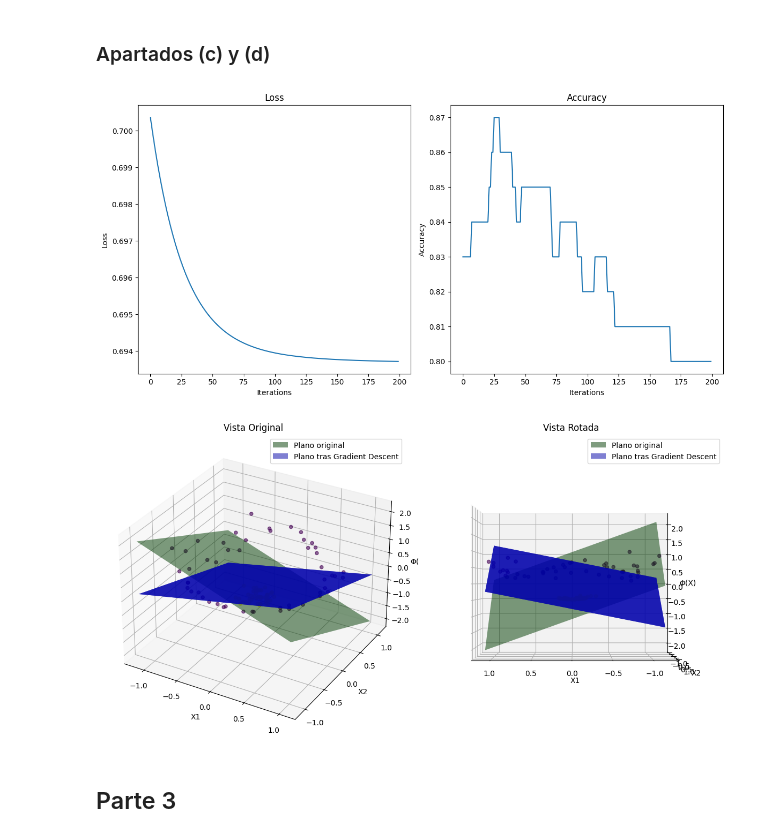
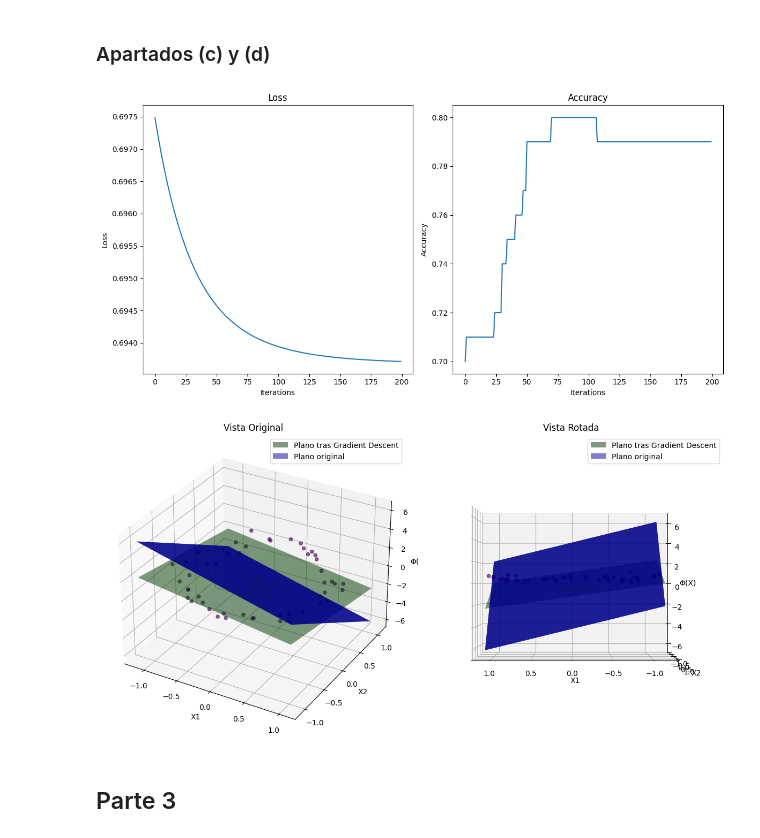
Before and after one commit to mikelsv1/ExploracionAnalisisDatos, a Jupyter notebook: Laboratorio_Lozano/lab3.ipynb, the cells around one changed output. Saved outputs shown, nothing was run; the diff lists cells and outputs as text; code cells hidden in the pictures.

```diff
--- a/Laboratorio_Lozano/lab3.ipynb
+++ b/Laboratorio_Lozano/lab3.ipynb
@@ -145,10 +145,10 @@ accuracies2 = []
 for _ in range(iterations):
     gradient = np.mean((-y * X) / (1 + np.exp(-np.dot(y.T, np.dot(X, w))))) + 2*lambda_reg*w
 
-    predictions = np.sign(np.dot(X, w))
+    predictions = np.sign(np.dot(w.T, X.T))
     accuracy = np.mean(predictions == y.flatten())
     accuracies2.append(accuracy)
-    log_loss = np.mean(np.log(1 + np.exp(-y * np.dot(X, w))))
+    log_loss = np.mean(np.log(1 + np.exp(-y * np.dot(w.T, X.T))))
     losses2.append(log_loss)
 
     w -= learning_rate * gradient
@@ -193,36 +193,36 @@ fig = plt.figure(figsize=(12, 6))
 
 # Primer gráfico (vista original)
 ax1 = fig.add_subplot(121, projection='3d')
 ax1.scatter(X[:, 0], X[:, 1], X[:, 2], c=y, cmap='viridis', alpha=0.6)  # Alpha ajustado para mayor claridad
 plane1 = ax1.plot_surface(x1, x2, x3, color='green', alpha=0.5, label='Plano tras Gradient Descent')
 plane2 = ax1.plot_surface(x4, x5, x6, color='blue', alpha=0.5, label='Plano original')
 ax1.set_title('Vista Original')
 ax1.set_xlabel('X1')
 ax1.set_ylabel('X2')
 ax1.set_zlabel('Φ(X)')
 
 # Leyenda manual para los planos
-ax1.legend([plane1, plane2], ['Plano original', 'Plano tras Gradient Descent'])
+ax1.legend([plane1, plane2], ['Plano tras Gradient Descent', 'Plano original'])
 
 # Segundo gráfico (vista rotada)
 ax2 = fig.add_subplot(122, projection='3d')
 ax2.scatter(X[:, 0], X[:, 1], X[:, 2], c=y, cmap='viridis', alpha=0.6)  # Alpha ajustado para mayor claridad
 ax2.plot_surface(x1, x2, x3, color='green', alpha=0.5)
 ax2.plot_surface(x4, x5, x6, color='blue', alpha=0.5)
 ax2.view_init(elev=0, azim=90)  # Cambia los ángulos de elevación y azimut
 ax2.set_title('Vista Rotada')
 ax2.set_xlabel('X1')
 ax2.set_ylabel('X2')
 ax2.set_zlabel('Φ(X)')
 
 # Leyenda manual para los planos
-ax2.legend([plane1, plane2], ['Plano original', 'Plano tras Gradient Descent'])
+ax2.legend([plane1, plane2], ['Plano tras Gradient Descent', 'Plano original'])
 
 # Mostrar la figura
 plt.tight_layout()
 plt.show()
 # %% [output]
-[figure, old version]
+[figure, new version]
-[figure, old version]
+[figure, new version]
 # %% [markdown]
 ## Parte 3
```
Also changed, not shown: parts of 8 cells of this notebook.
